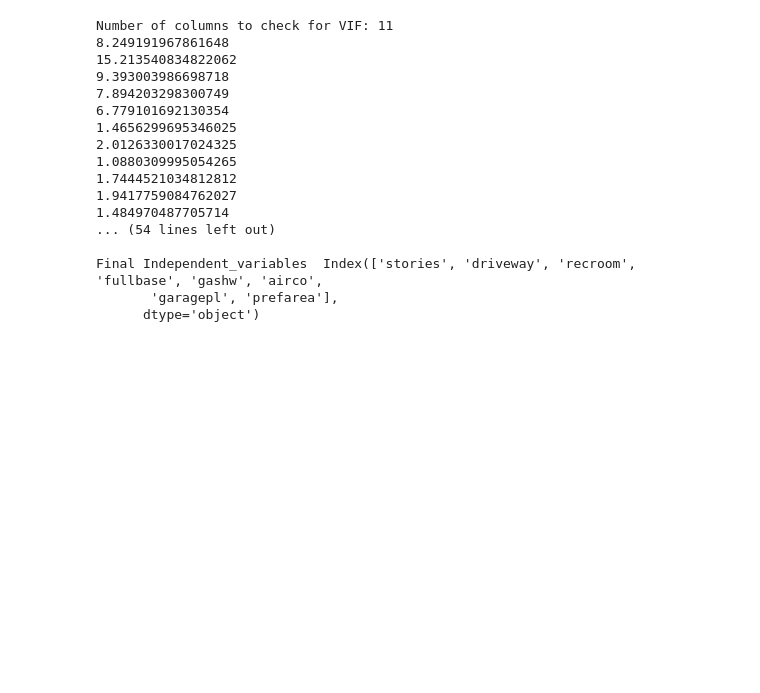
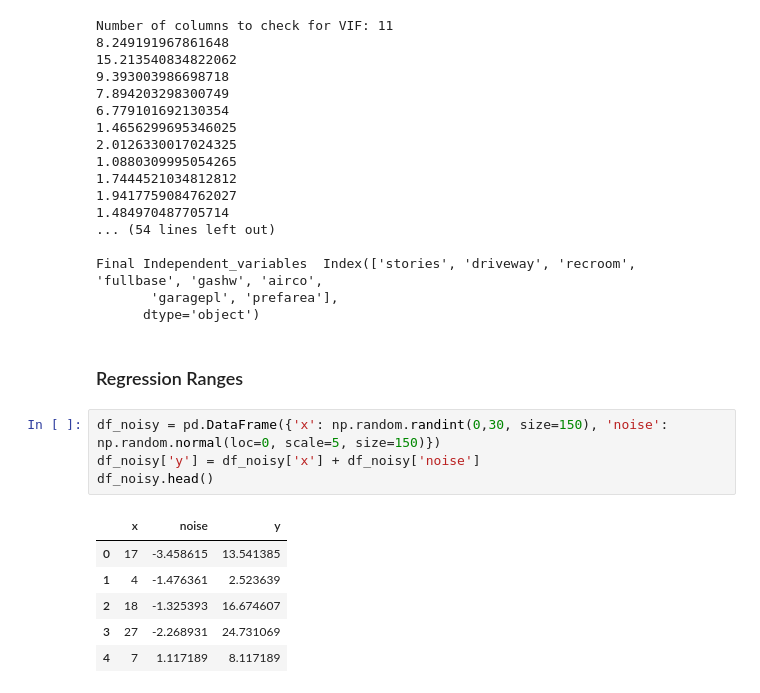
Before and after one commit to Biber76/MachineLearning, a Jupyter notebook: Regression.ipynb, the cells around one changed output. Drawn from its saved outputs; the diff is of its cells as text; blank space fills up the shorter version.

```diff
--- a/Regression.ipynb
+++ b/Regression.ipynb
@@ -832,3 +832,16 @@ Number of columns to check for VIF: 11
 Final Independent_variables  Index(['stories', 'driveway', 'recroom', 'fullbase', 'gashw', 'airco',
        'garagepl', 'prefarea'],
       dtype='object')
+# %% [markdown]
+### Regression Ranges
+# %%
+df_noisy = pd.DataFrame({'x': np.random.randint(0,30, size=150), 'noise': np.random.normal(loc=0, scale=5, size=150)})
+df_noisy['y'] = df_noisy['x'] + df_noisy['noise']
+df_noisy.head()
+# %% [output]
+|  | x | noise | y |
+| 0 | 17 | -3.458615 | 13.541385 |
+| 1 | 4 | -1.476361 | 2.523639 |
+| 2 | 18 | -1.325393 | 16.674607 |
+| 3 | 27 | -2.268931 | 24.731069 |
+| 4 | 7 | 1.117189 | 8.117189 |
```
Also changed, not shown: parts of 3 cells of this notebook.
